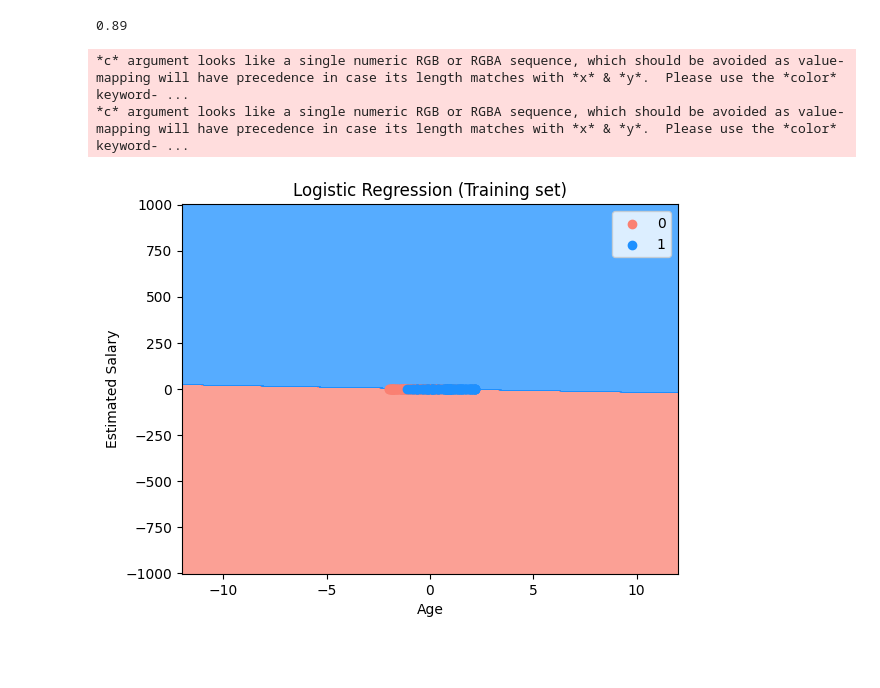
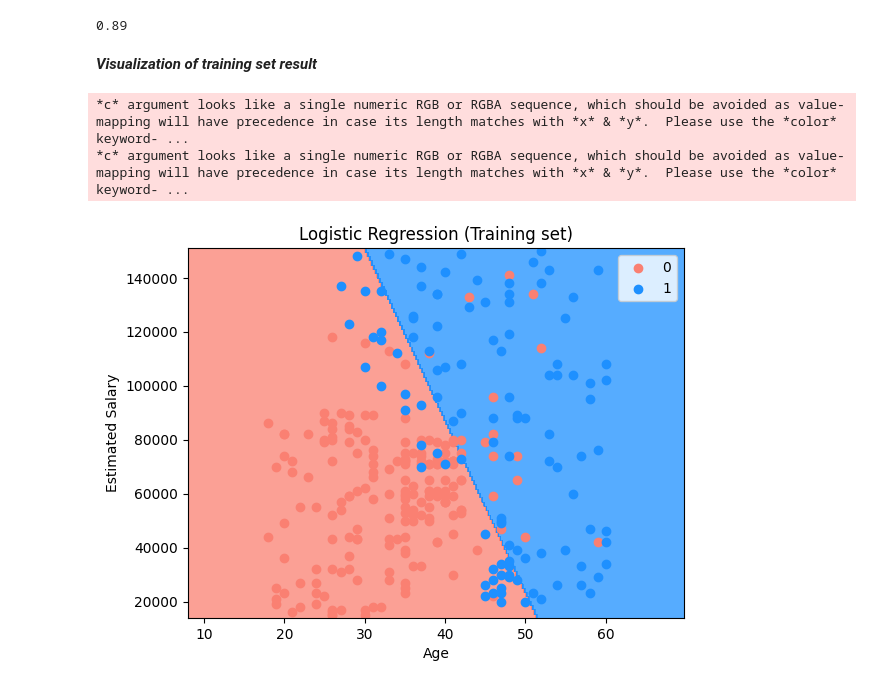
Before and after one commit to sh7vashrestha/MLFromBasic, a Jupyter notebook: 2.Classification/1.LogisticRegression.ipynb, the cells around one changed output. Cells and saved outputs as stored; diff of their text form; code cells hidden in the pictures; blank space fills up the shorter version.

```diff
--- a/2.Classification/1.LogisticRegression.ipynb
+++ b/2.Classification/1.LogisticRegression.ipynb
@@ -3,6 +3,6 @@ import numpy as np
 import pandas as pd
 import matplotlib.pyplot as plt
 # %%
-dataSet = pd.read_csv("../Datas/9.Social_Network_Ads.csv")
-x = dataSet.iloc[:,:-1].values
-y = dataSet.iloc[:,-1].values
+dataset = pd.read_csv("../Datas/9.Social_Network_Ads.csv")
+X = dataset.iloc[:, :-1].values
+y = dataset.iloc[:, -1].values
@@ -29,3 +9,3 @@ print(x)
 # %%
 from sklearn.model_selection import train_test_split
-x_train, x_test, y_train, y_test = train_test_split(x, y, test_size = 0.25, random_state = 0)
+X_train, X_test, y_train, y_test = train_test_split(X, y, test_size = 0.25, random_state = 0)
@@ -52,12 +12,12 @@ print(x_train)
 # %%
 from sklearn.preprocessing import StandardScaler
 sc = StandardScaler()
-x_train = sc.fit_transform(x_train)
-x_test = sc.transform(x_test)
+X_train = sc.fit_transform(X_train)
+X_test = sc.transform(X_test)
 # %%
 from sklearn.linear_model import LogisticRegression
 classifier = LogisticRegression(random_state = 0)
-classifier.fit(x_train, y_train)
+classifier.fit(X_train, y_train)
 # %% [output]
 LogisticRegression(random_state=0)
 # %%
@@ -94,23 +54,25 @@ accuracy_score(y_test, y_pred)
 [[65  3]
  [ 8 24]]
 0.89
+# %% [markdown]
+***Visualization of training set result***
 # %%
 from matplotlib.colors import ListedColormap
-X_set, y_set = sc.inverse_transform(x_train), y_train
+X_set, y_set = sc.inverse_transform(X_train), y_train
 X1, X2 = np.meshgrid(np.arange(start = X_set[:, 0].min() - 10, stop = X_set[:, 0].max() + 10, step = 0.25),
                      np.arange(start = X_set[:, 1].min() - 1000, stop = X_set[:, 1].max() + 1000, step = 0.25))
 plt.contourf(X1, X2, classifier.predict(sc.transform(np.array([X1.ravel(), X2.ravel()]).T)).reshape(X1.shape),
              alpha = 0.75, cmap = ListedColormap(('salmon', 'dodgerblue')))
 plt.xlim(X1.min(), X1.max())
 plt.ylim(X2.min(), X2.max())
 for i, j in enumerate(np.unique(y_set)):
     plt.scatter(X_set[y_set == j, 0], X_set[y_set == j, 1], c = ListedColormap(('salmon', 'dodgerblue'))(i), label = j)
 plt.title('Logistic Regression (Training set)')
 plt.xlabel('Age')
 plt.ylabel('Estimated Salary')
 plt.legend()
 plt.show()
 # %% [output]
 *c* argument looks like a single numeric RGB or RGBA sequence, which should be avoided as value-mapping will have precedence in case its length matches with *x* & *y*.  Please use the *color* keyword- ...
 *c* argument looks like a single numeric RGB or RGBA sequence, which should be avoided as value-mapping will have precedence in case its length matches with *x* & *y*.  Please use the *color* keyword- ...
-[figure, old version]
+[figure, new version]
```
Also changed, not shown: parts of 6 cells of this notebook.
